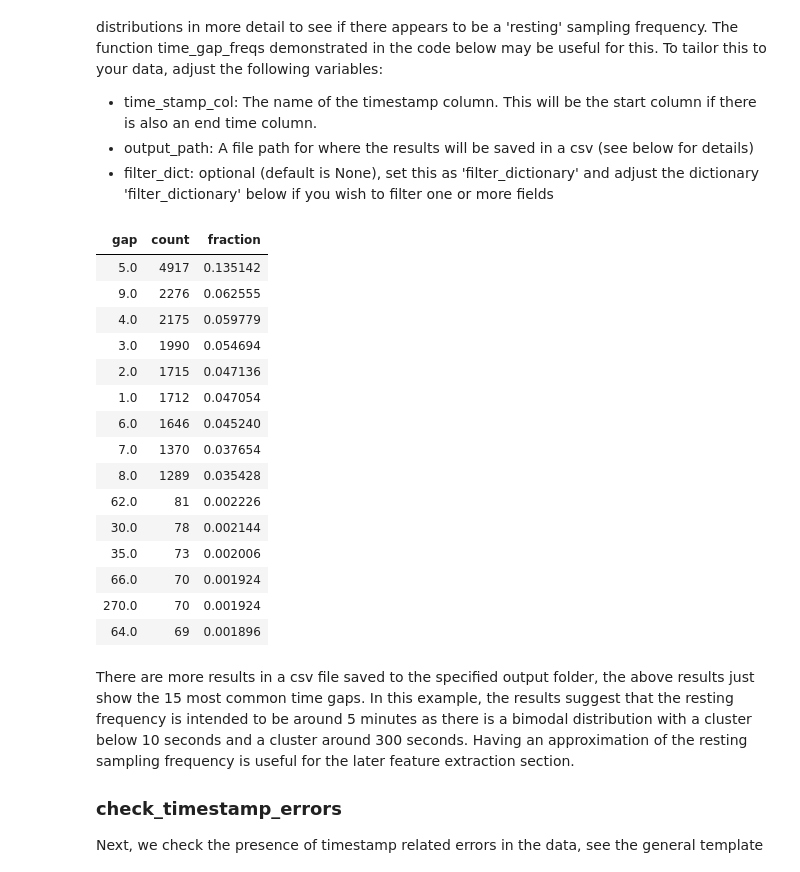
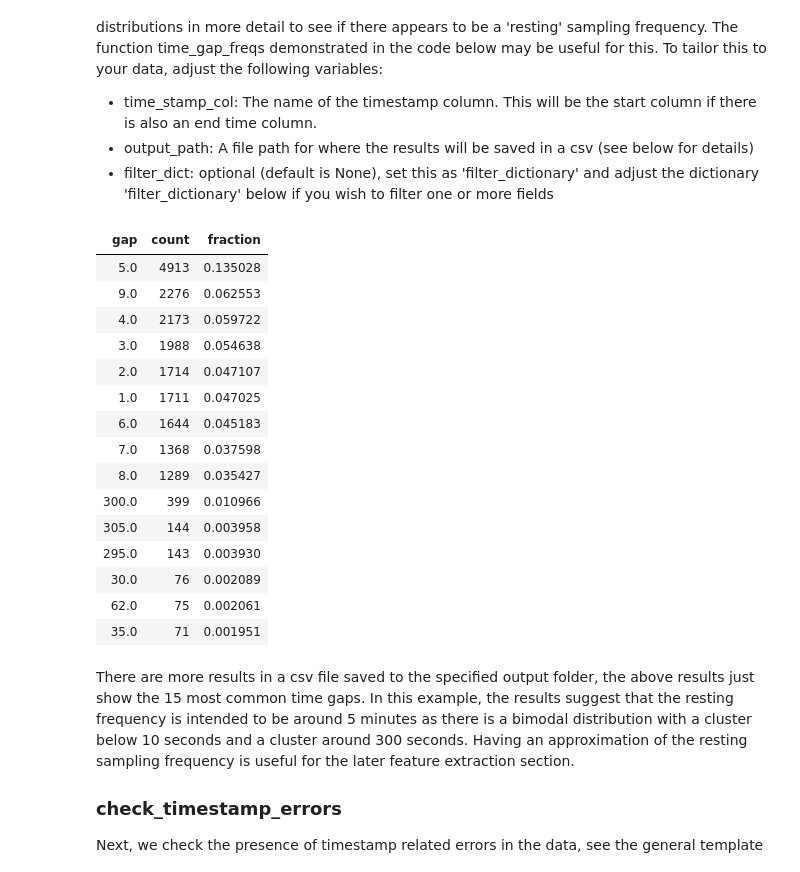
Before and after one commit to MentalHealthMission/data-book, a Jupyter notebook: content/heart_rate_specific_template.ipynb, the cells around one changed output. Cells and saved outputs as stored; diff of their text form; code cells hidden in the pictures.

Commit message:
Update HR data

```diff
--- a/content/heart_rate_specific_template.ipynb
+++ b/content/heart_rate_specific_template.ipynb
@@ -7,26 +7,35 @@ This is a template for analysing, cleaning, and extracting features for heart ra
 
 First, we make all the neccesary imports and get the list of data files:
 # %%
-from IPython.display import display, HTML
+import sys
+from pathlib import Path
+
+sys.path.insert(0, str(Path().resolve().parent / "src")) # Set the path to the src folder so that we can import the functions from there
+base_dir = Path.cwd().parent   # go up one level from where you're running
+folder_path = base_dir / "example_data"
+folder_path_str = str(folder_path) + "/"
+
+import os
+
+import matplotlib.pyplot as plt
 import pandas as pd
-import matplotlib.pyplot as plt
+from IPython.display import HTML, display
+
+import all_field_summaries
 import calculate_durations
-import all_field_summaries
+import clean_and_extract_features
+import feature_extraction
+import helper_funcs as helper_funcs
 import timestamps_check
-import clean_and_extract_features
-import helper_funcs
-import os
-import feature_extraction
-import additional_funcs
 
 # Set input variables
-Folder_structure=1 # This should be either 1 or 2 (see above)
+Folder_structure = 2 # This should be either 1 or 2 (see above)
 csv_name='active_apple_healthkit_heart_rate' # The standard name for the csv that contains this data
-site_list = ['test'] #The names of the subfolders for each site
-input_folder = '//nasr.man.ac.uk/bmhrss$/snapped/replicated/CONNECT_study_data/data/test/passive-data/merged-data/' #The folder that contains all the site subfolders
+site_list = ['test'] # The names of the subfolders for each site
+input_folder = folder_path_str #The folder that contains all the site subfolders
 
-#Get a list of the paths to each file to be included in this analysis
-files_list=helper_funcs.get_file_paths(input_folder, csv_name,  Folder_structure,site_list)
+# Get a list of the paths to each file to be included in this analysis
+files_list = helper_funcs.get_file_paths(input_folder, csv_name,  Folder_structure, site_list)
 # %% [output]
 3 files found
 # %% [markdown]
@@ -108,45 +117,46 @@ The sampling frequency is likely to vary quite a bit for heart rate data, as mor
 - output_path: A file path for where the results will be saved in a csv (see below for details)
 - filter_dict: optional (default is None), set this as 'filter_dictionary' and adjust the dictionary 'filter_dictionary' below if you wish to filter one or more fields
 # %%
+import additional_funcs
 #If you need to filter the data, edit this dictionary and filter_dict to filter_dictionary below
 filter_dictionary = {
     # If you wish to only keep datapoints with certain values on specific rows, edit this
     # dictionary and set filter_dict in the function below to filter_dictionary. The keys
     # here are the names of the columns you want to filter by, and the values are the list
     # of acceptable entries for that column.
     "col1": [1, 3, 5],
     "col2": ['A', 'C'],
 }
 
 # Get a df listing the 15 most common time gaps between datapoints
 first_15_rows = additional_funcs.time_gap_freqs(
     all_file_paths = files_list,
-    output_path = '//nasr.man.ac.uk/bmhrss$/snapped/replicated/CONNECT_study_data/2. Data exploration/Data_analysis_book_output_files/test',
+    output_path = '//nasr.man.ac.uk/bmhrss$/snapped/replicated/CONNECT_study_data/analysis/exploration/Data_analysis_book_output_files/',
     time_stamp = 'value.time', # Name of the timestamp column
     filter_dict = None # This data does not need filtering
     )
 
 # Show results
 html_table = first_15_rows.to_html(index=False)
 styled_html = f"<div style='font-size:14px'>{html_table}</div>"
 display(HTML(styled_html))
 # %% [output]
 | gap | count | fraction |
-| 5.0 | 4917 | 0.135142 |
-| 9.0 | 2276 | 0.062555 |
-| 4.0 | 2175 | 0.059779 |
-| 3.0 | 1990 | 0.054694 |
-| 2.0 | 1715 | 0.047136 |
-| 1.0 | 1712 | 0.047054 |
-| 6.0 | 1646 | 0.045240 |
-| 7.0 | 1370 | 0.037654 |
-| 8.0 | 1289 | 0.035428 |
-| 62.0 | 81 | 0.002226 |
-| 30.0 | 78 | 0.002144 |
-| 35.0 | 73 | 0.002006 |
-| 66.0 | 70 | 0.001924 |
-| 270.0 | 70 | 0.001924 |
-| 64.0 | 69 | 0.001896 |
+| 5.0 | 4913 | 0.135028 |
+| 9.0 | 2276 | 0.062553 |
+| 4.0 | 2173 | 0.059722 |
+| 3.0 | 1988 | 0.054638 |
+| 2.0 | 1714 | 0.047107 |
+| 1.0 | 1711 | 0.047025 |
+| 6.0 | 1644 | 0.045183 |
+| 7.0 | 1368 | 0.037598 |
+| 8.0 | 1289 | 0.035427 |
+| 300.0 | 399 | 0.010966 |
+| 305.0 | 144 | 0.003958 |
+| 295.0 | 143 | 0.003930 |
+| 30.0 | 76 | 0.002089 |
+| 62.0 | 75 | 0.002061 |
+| 35.0 | 71 | 0.001951 |
 # %% [markdown]
 There are more results in a csv file saved to the specified output folder, the above results just show the 15 most common time gaps. In this example, the results suggest that the resting frequency is intended to be around 5 minutes as there is a bimodal distribution with a cluster below 10 seconds and a cluster around 300 seconds. Having an approximation of the resting sampling frequency is useful for the later feature extraction section.
 
```
Also changed, not shown: 6 other files.
